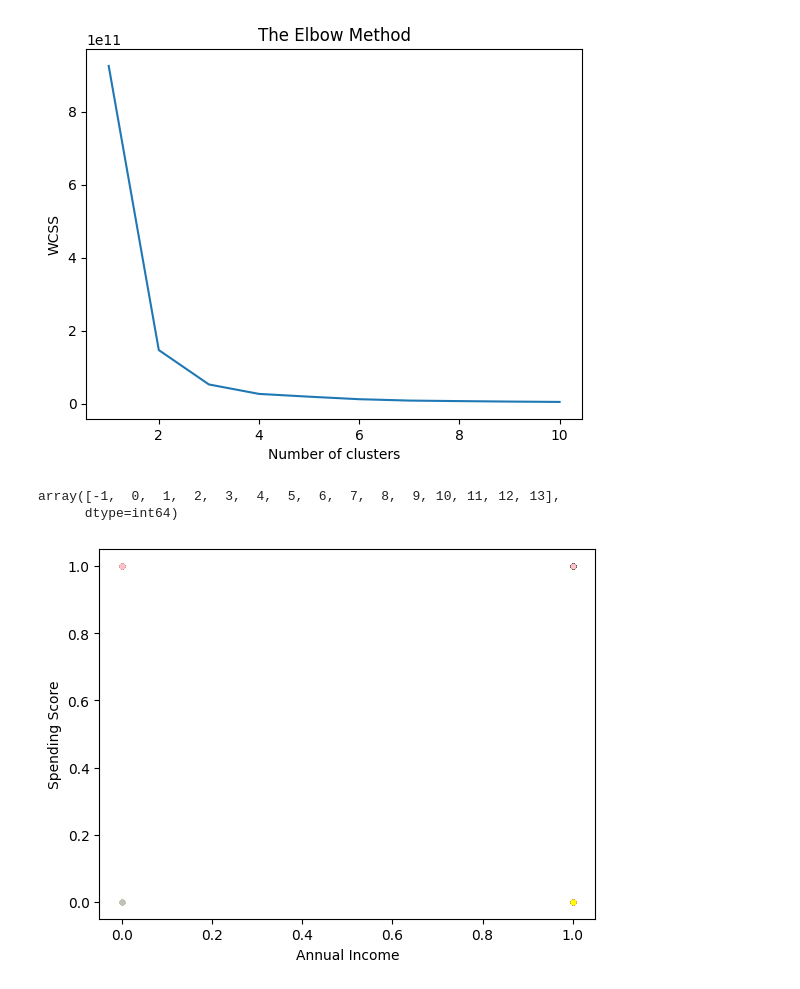
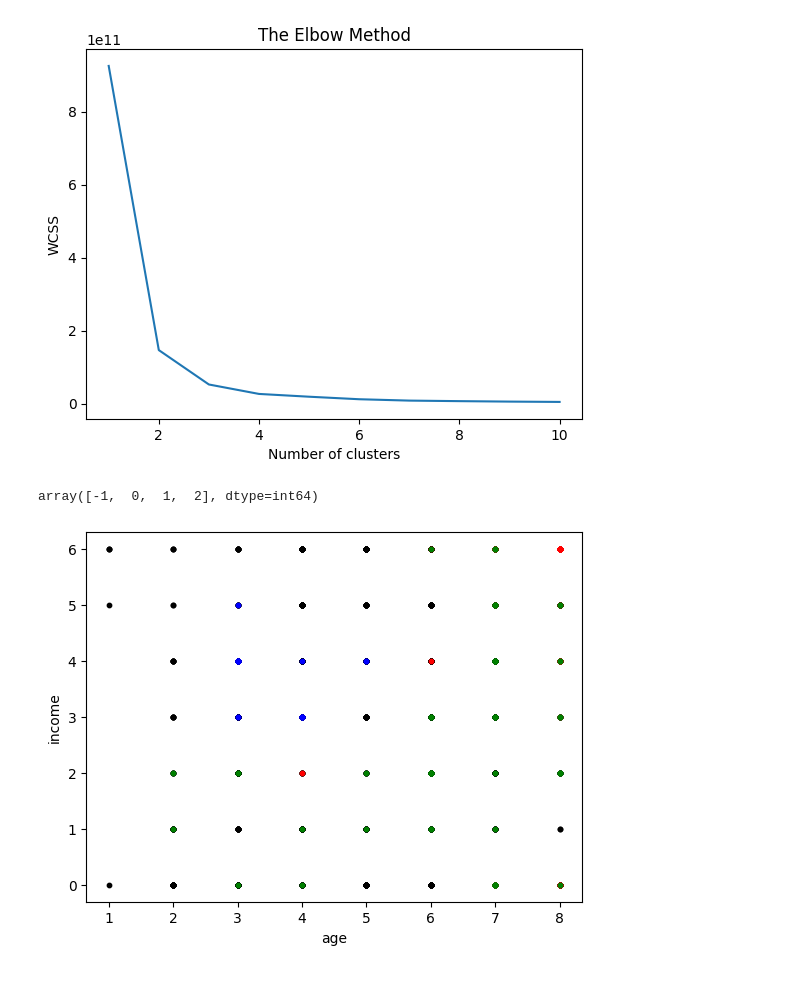
Before and after one commit to jjo527/ECE1147-project, a Jupyter notebook: src/DBSCAN/DBSCAN.ipynb, the cells around one changed output. Cells and saved outputs as stored; diff of their text form; code cells hidden in the pictures.

```diff
--- a/src/DBSCAN/DBSCAN.ipynb
+++ b/src/DBSCAN/DBSCAN.ipynb
@@ -94,28 +94,27 @@ plt.show()
 # %%
 from sklearn.cluster import DBSCAN
 # %%
-dbscan = DBSCAN(eps=5, min_samples=5)
+dbscan = DBSCAN(eps=5, min_samples=16)
 # %%
 labels = dbscan.fit_predict(df)
 # %%
 np.unique(labels)
 # %% [output]
-array([-1,  0,  1,  2,  3,  4,  5,  6,  7,  8,  9, 10, 11, 12, 13],
-      dtype=int64)
+array([-1,  0,  1,  2], dtype=int64)
 # %%
 # Visualising the clusters
-plt.scatter(df[labels == -1, 0], df[labels == -1, 1], s = 10, c = 'black')
+plt.scatter(df[labels == -1, -2], df[labels == -1, -3], s = 10, c = 'black')
 
-plt.scatter(df[labels == 0, 0], df[labels == 0, 1], s = 10, c = 'blue')
-plt.scatter(df[labels == 1, 0], df[labels == 1, 1], s = 10, c = 'red')
-plt.scatter(df[labels == 2, 0], df[labels == 2, 1], s = 10, c = 'green')
-plt.scatter(df[labels == 3, 0], df[labels == 3, 1], s = 10, c = 'brown')
-plt.scatter(df[labels == 4, 0], df[labels == 4, 1], s = 10, c = 'pink')
-plt.scatter(df[labels == 5, 0], df[labels == 5, 1], s = 10, c = 'yellow')
-plt.scatter(df[labels == 6, 0], df[labels == 6, 1], s = 10, c = 'silver')
+plt.scatter(df[labels == 0, -2], df[labels == 0, -3], s = 10, c = 'blue')
+plt.scatter(df[labels == 1, -2], df[labels == 1, -3], s = 10, c = 'red')
+plt.scatter(df[labels == 2, -2], df[labels == 2, -3], s = 10, c = 'green')
+plt.scatter(df[labels == 3, -2], df[labels == 3, -3], s = 10, c = 'brown')
+plt.scatter(df[labels == 4, -2], df[labels == 4, -3], s = 10, c = 'pink')
+plt.scatter(df[labels == 5, -2], df[labels == 5, -3], s = 10, c = 'yellow')
+plt.scatter(df[labels == 6, -2], df[labels == 6, -3], s = 10, c = 'silver')
 
-plt.xlabel('Annual Income')
-plt.ylabel('Spending Score')
+plt.xlabel('age')
+plt.ylabel('income')
 plt.show()
 # %% [output]
-[figure, old version]
+[figure, new version]
```
Also changed, not shown: parts of 3 cells of this notebook, 4 other files.
